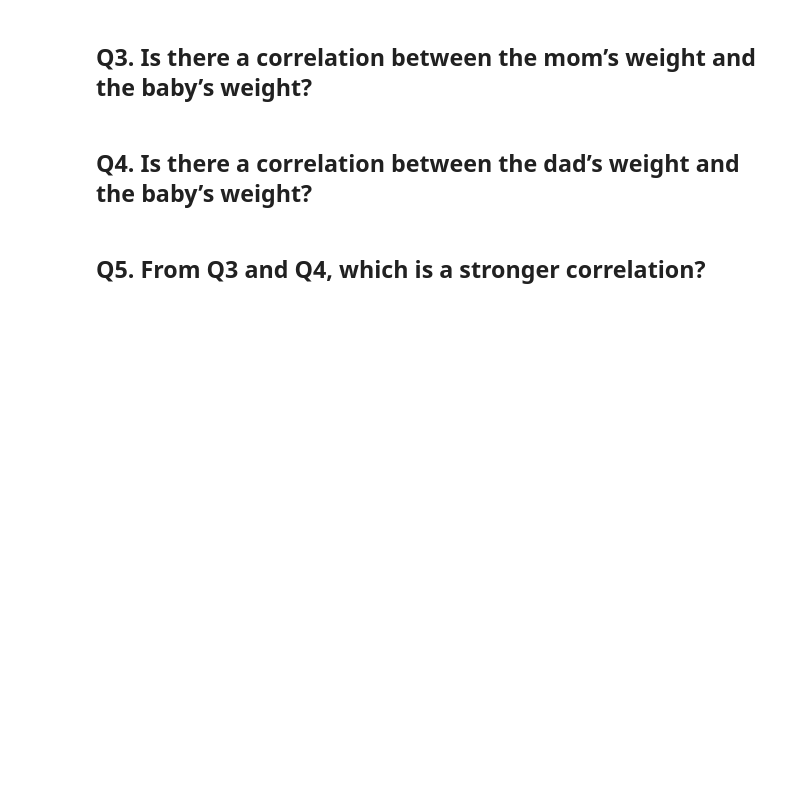
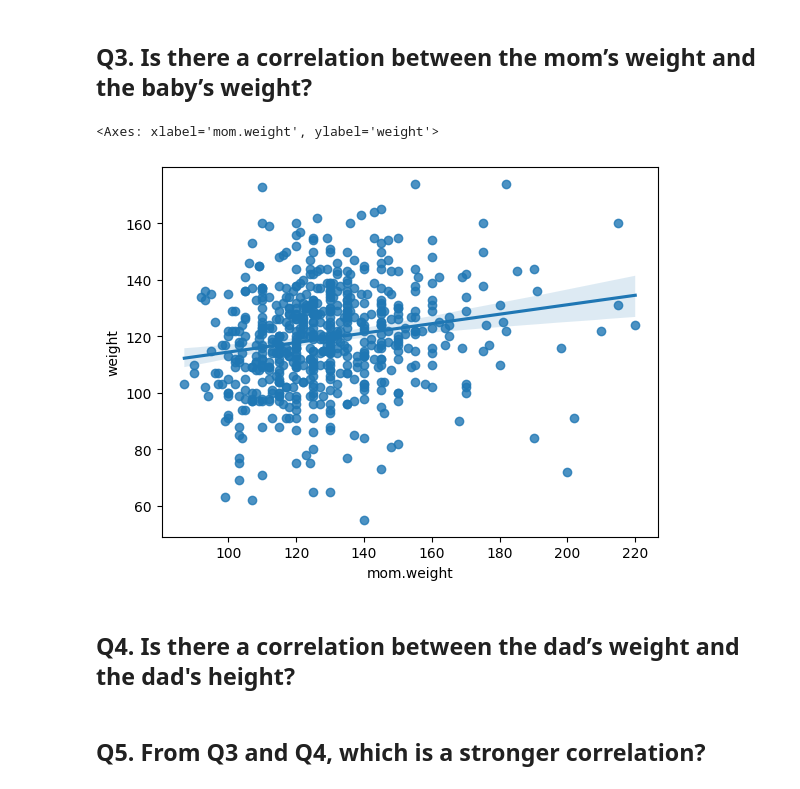
Before and after one commit to alysultan/AUC-Fundamentals-of-Data-Science-II-Spring-2023, a Jupyter notebook: examples/maternal-smoking/smoking.ipynb, the cells around one changed output. Drawn from its saved outputs; the diff is of its cells as text; code cells hidden in the pictures; blank space fills up the shorter version.

```diff
--- a/examples/maternal-smoking/smoking.ipynb
+++ b/examples/maternal-smoking/smoking.ipynb
@@ -64,7 +74,12 @@ The effects of maternal smoking on newborn weight are clearly illustrated above.
 # %% [markdown]
 ## Q3. Is there a correlation between the mom’s weight and the baby’s weight?
+# %%
+sns.regplot(data = df, x = 'mom.weight', y = 'weight')
+# %% [output]
+<Axes: xlabel='mom.weight', ylabel='weight'>
+[figure, added]
 # %% [markdown]
-## Q4. Is there a correlation between the dad’s weight and the baby’s weight?
+## Q4. Is there a correlation between the dad’s weight and the dad's height?
 # %% [markdown]
 ## Q5. From Q3 and Q4, which is a stronger correlation?
 # %% [markdown]
```
Also changed, not shown: parts of 8 cells of this notebook.
